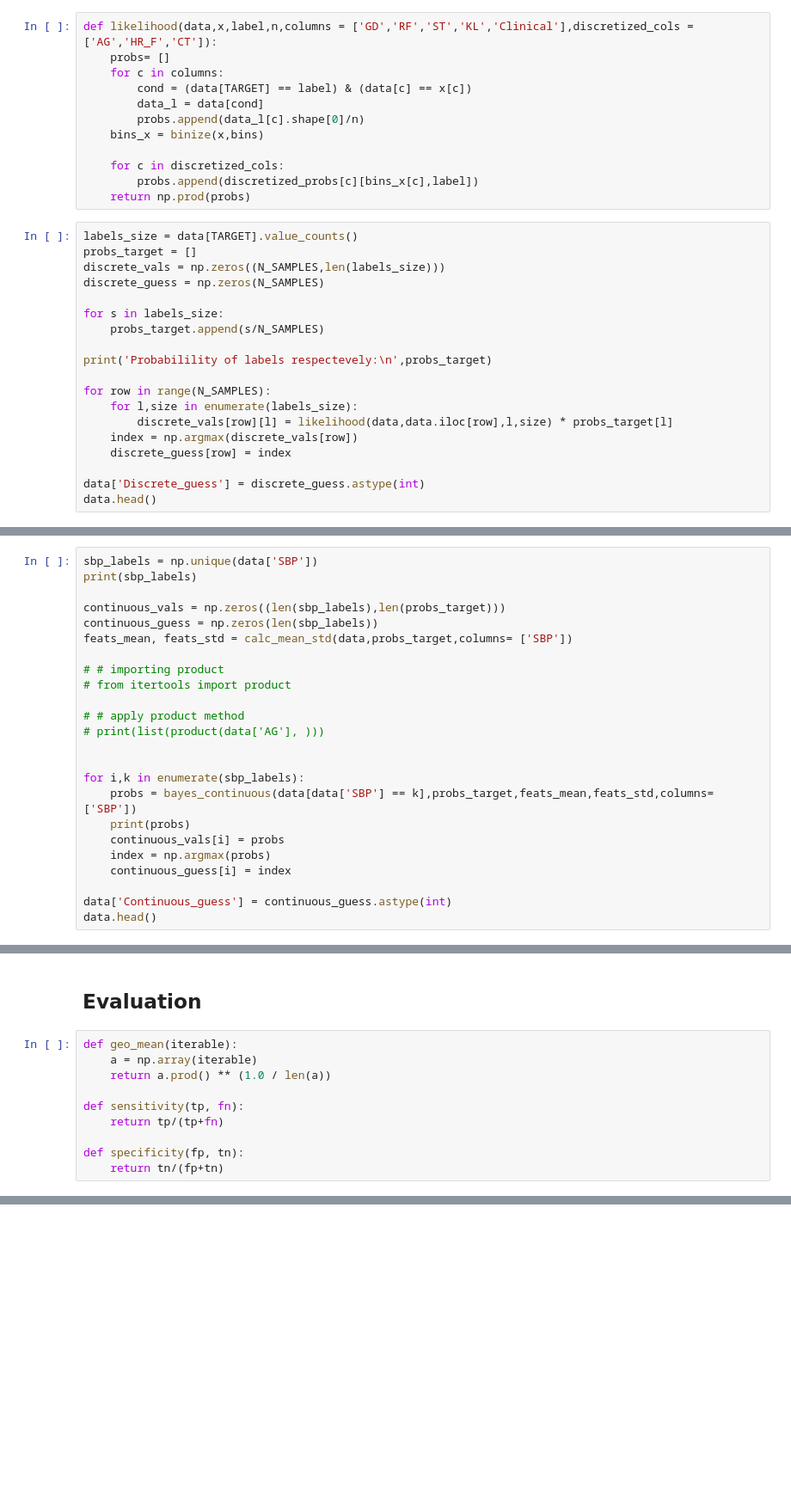
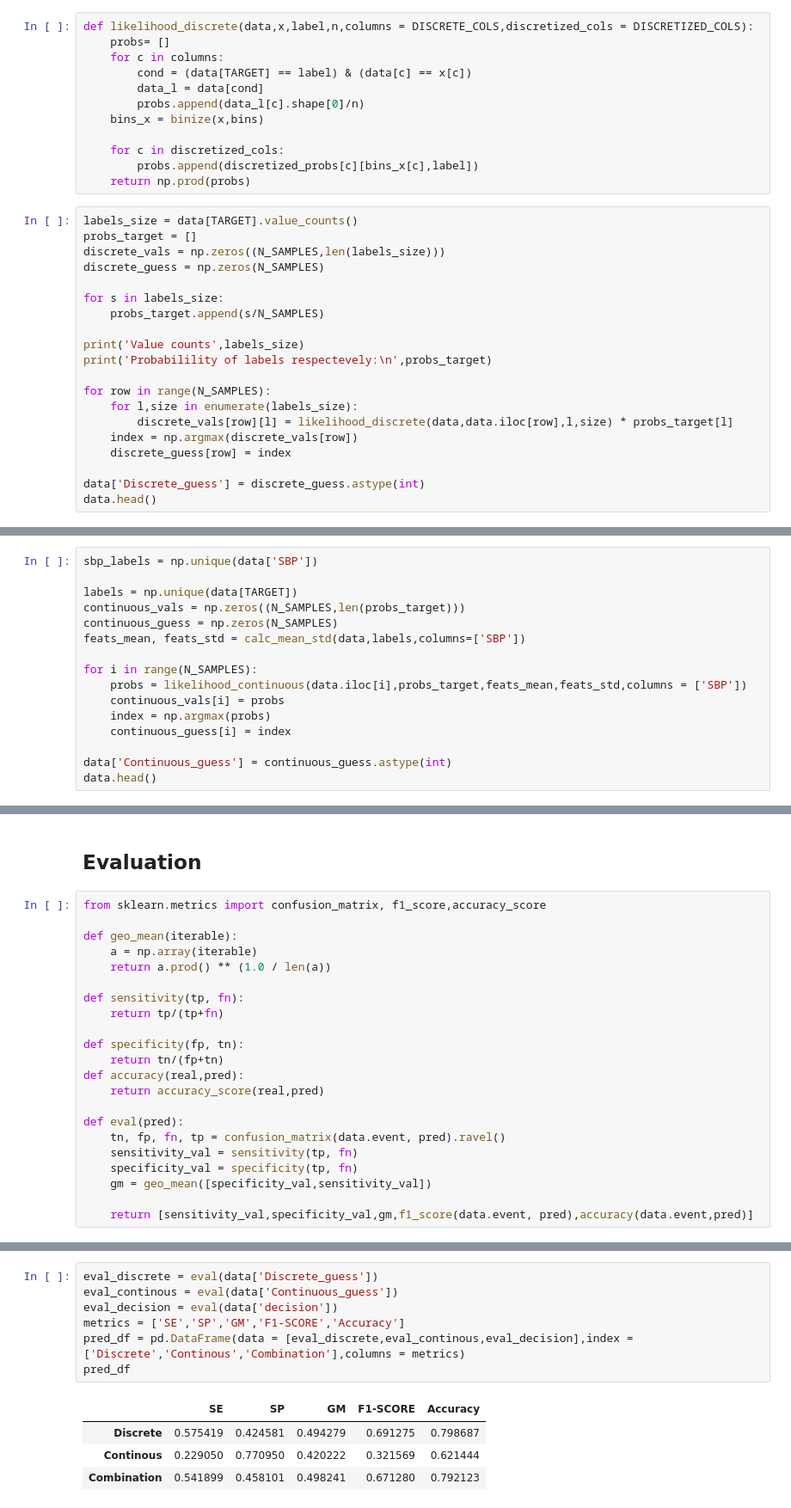
Before and after one commit to therealAlex23/Data-Fusion-in-Data-Analysis, a Jupyter notebook: Part-II/Projeto.ipynb, the cells around one changed output, grey strips where cells are left out. Shown at 86% size. Drawn from its saved outputs; the diff is of its cells as text; blank space fills up the shorter version.

```diff
--- a/Part-II/Projeto.ipynb
+++ b/Part-II/Projeto.ipynb
@@ -330,5 +319,5 @@ discretized_probs
 # %%
-def likelihood(data,x,label,n,columns = ['GD','RF','ST','KL','Clinical'],discretized_cols = ['AG','HR_F','CT']):
+def likelihood_discrete(data,x,label,n,columns = DISCRETE_COLS,discretized_cols = DISCRETIZED_COLS):
     probs= []
     for c in columns:
         cond = (data[TARGET] == label) & (data[c] == x[c])
@@ -348,11 +337,12 @@ discrete_guess = np.zeros(N_SAMPLES)
 for s in labels_size:
     probs_target.append(s/N_SAMPLES)
 
+print('Value counts',labels_size)
 print('Probabilility of labels respectevely:\n',probs_target)
 
 for row in range(N_SAMPLES):
     for l,size in enumerate(labels_size):
-        discrete_vals[row][l] = likelihood(data,data.iloc[row],l,size) * probs_target[l]
+        discrete_vals[row][l] = likelihood_discrete(data,data.iloc[row],l,size) * probs_target[l]
     index = np.argmax(discrete_vals[row])
     discrete_guess[row] = index
 
@@ -403,22 +397,14 @@ def bayes_continuous(data,probs_target,mean,std,columns = ['AG','SBP','HR_F','CT
     return probs_continuous
 # %%
 sbp_labels = np.unique(data['SBP'])
-print(sbp_labels)
 
-continuous_vals = np.zeros((len(sbp_labels),len(probs_target)))
-continuous_guess = np.zeros(len(sbp_labels))
-feats_mean, feats_std = calc_mean_std(data,probs_target,columns= ['SBP'])
+labels = np.unique(data[TARGET])
+continuous_vals = np.zeros((N_SAMPLES,len(probs_target)))
+continuous_guess = np.zeros(N_SAMPLES)
+feats_mean, feats_std = calc_mean_std(data,labels,columns=['SBP'])
 
-# # importing product
-# from itertools import product
-
-# # apply product method
-# print(list(product(data['AG'], )))
-
-
-for i,k in enumerate(sbp_labels):
-    probs = bayes_continuous(data[data['SBP'] == k],probs_target,feats_mean,feats_std,columns= ['SBP'])
-    print(probs)
+for i in range(N_SAMPLES):
+    probs = likelihood_continuous(data.iloc[i],probs_target,feats_mean,feats_std,columns = ['SBP'])
     continuous_vals[i] = probs
     index = np.argmax(probs)
     continuous_guess[i] = index
@@ -443,6 +432,8 @@ data.head()
 # %% [markdown]
 ## Evaluation
 # %%
+from sklearn.metrics import confusion_matrix, f1_score,accuracy_score
+
 def geo_mean(iterable):
     a = np.array(iterable)
     return a.prod() ** (1.0 / len(a))
@@ -452,3 +443,13 @@ def sensitivity(tp, fn):
 
 def specificity(fp, tn):
     return tn/(fp+tn)
+def accuracy(real,pred):
+    return accuracy_score(real,pred)
+
+def eval(pred):
+    tn, fp, fn, tp = confusion_matrix(data.event, pred).ravel()
+    sensitivity_val = sensitivity(tp, fn)
+    specificity_val = specificity(tp, fn)
+    gm = geo_mean([specificity_val,sensitivity_val])
+
+    return [sensitivity_val,specificity_val,gm,f1_score(data.event, pred),accuracy(data.event,pred)]
@@ -472,3 +456,15 @@ F1 Score: 0.0
+# %%
+eval_discrete = eval(data['Discrete_guess'])
+eval_continous = eval(data['Continuous_guess'])
+eval_decision = eval(data['decision'])
+metrics = ['SE','SP','GM','F1-SCORE','Accuracy']
+pred_df = pd.DataFrame(data = [eval_discrete,eval_continous,eval_decision],index = ['Discrete','Continous','Combination'],columns = metrics)
+pred_df
+# %% [output]
+|  | SE | SP | GM | F1-SCORE | Accuracy |
+| Discrete | 0.575419 | 0.424581 | 0.494279 | 0.691275 | 0.798687 |
+| Continous | 0.229050 | 0.770950 | 0.420222 | 0.321569 | 0.621444 |
+| Combination | 0.541899 | 0.458101 | 0.498241 | 0.671280 | 0.792123 |
 # %% [markdown]
 ## Reflections
 
```
Also changed, not shown: parts of 6 cells of this notebook.
